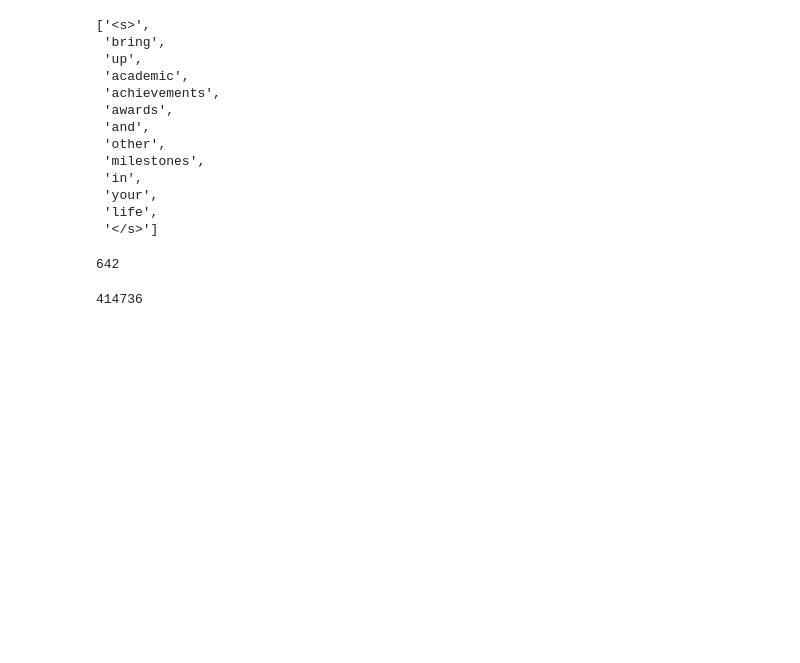
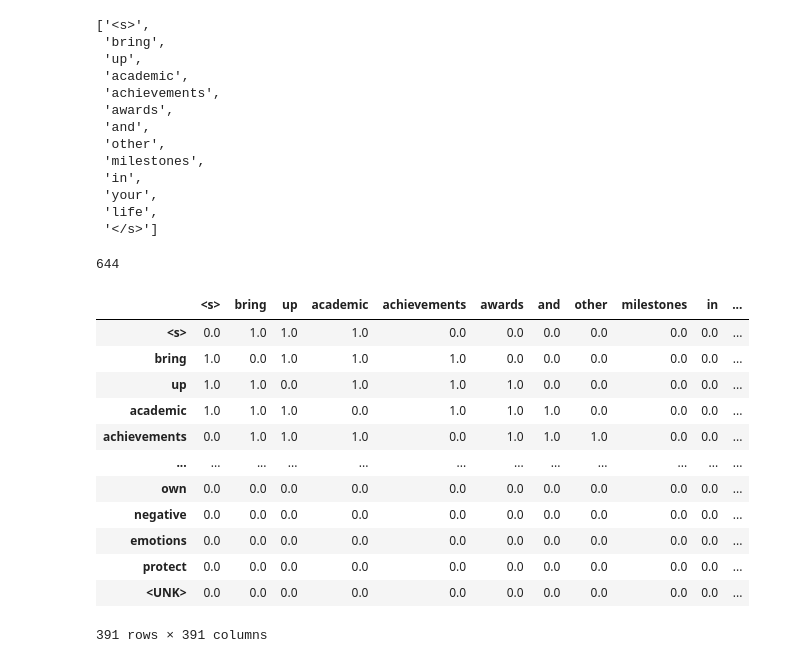
Before and after one commit to nicholasosaka/4111-natural-language-processing, a Jupyter notebook: Assignment6.ipynb, the cells around one changed output. Cells and saved outputs as stored; diff of their text form; code cells hidden in the pictures; blank space fills up the shorter version.

```diff
--- a/Assignment6.ipynb
+++ b/Assignment6.ipynb
@@ -27,7 +27,7 @@ en_df_raw.head()
 en_df['SENTENCES'] = en_df_raw['TEXT'].apply(lambda sent: sent.strip().lower())
 it_df['SENTENCES'] = it_df_raw['TEXT'].apply(lambda sent: sent.strip().lower())
 # %%
-tokenizer = nltk.RegexpTokenizer(r"\w+")
+tokenizer = nltk.RegexpTokenizer(r"[A-Za-zÀ-ÖØ-öø-ÿ']+") # because I want to keep apostrophes and accented characters
 en_df['WORDS'] = en_df['SENTENCES'].apply(tokenizer.tokenize)
 it_df['WORDS'] = it_df['SENTENCES'].apply(tokenizer.tokenize)
 # %%
@@ -61,42 +61,4 @@ def ppmi(word1, word2, sentence, W_size=3):
 en_vocab = nltk.lm.Vocabulary([word for sentence in en_df['WORDS'] for word in sentence])
 len(en_vocab)
 # %% [output]
-642
+644
-# %%
-class PPMI:
-    def __init__(self, sentences):
-        self.window_size = 3
-
-        self.vocab = nltk.lm.Vocabulary([word for sentence in sentences for word in sentence])
-        self.sentences = sentences
-        self.matrix = pd.DataFrame(columns=self.vocab, index=self.vocab)
-
-    def compute(self):
-        count = 0
-
-        for index_word in self.matrix.index:
-            for column_word in self.matrix.index:
-                count += 1
-
-        return count
-
-    def cooccurance(self, word1, word2):
-        """Counts the number of co-occurances in a sentence within the window size
-
-        word1 - first word
-        word2 - second word
-        sentence - sentence to use
-        W_size - window size on each side, such that co-occurances will be found within the window size
-        """
-        count = 0
-        for sentence in self.sentences:
-            for index in range(0, len(sentence)):
-                if sentence[index] == word1:
-
-                    left_slice_index = max(0, index-self.window_size)
-                    right_slice_index = index+self.window_size+1
-
-                    for inner_index, inner_word in enumerate(sentence[left_slice_index : right_slice_index]):
-                        if inner_word == word2: count += 1
-
-        return count
@@ -103,6 +135,19 @@ class PPMI:
 # %%
-a = PPMI(en_df['TOKENS'])
+en_ppmi = PPMI(en_df['TOKENS'][:50])
+en_ppmi.compute()
-# %%
-a.compute()
-# %% [output]
-414736
+# %%
+en_ppmi.comatrix
+# %% [output]
+|  | <s> | bring | up | academic | achievements | awards | and | other | milestones | in | ... |
+| <s> | 0.0 | 1.0 | 1.0 | 1.0 | 0.0 | 0.0 | 0.0 | 0.0 | 0.0 | 0.0 | ... |
+| bring | 1.0 | 0.0 | 1.0 | 1.0 | 1.0 | 0.0 | 0.0 | 0.0 | 0.0 | 0.0 | ... |
+| up | 1.0 | 1.0 | 0.0 | 1.0 | 1.0 | 1.0 | 0.0 | 0.0 | 0.0 | 0.0 | ... |
+| academic | 1.0 | 1.0 | 1.0 | 0.0 | 1.0 | 1.0 | 1.0 | 0.0 | 0.0 | 0.0 | ... |
+| achievements | 0.0 | 1.0 | 1.0 | 1.0 | 0.0 | 1.0 | 1.0 | 1.0 | 0.0 | 0.0 | ... |
+| ... | ... | ... | ... | ... | ... | ... | ... | ... | ... | ... | ... |
+| own | 0.0 | 0.0 | 0.0 | 0.0 | 0.0 | 0.0 | 0.0 | 0.0 | 0.0 | 0.0 | ... |
+| negative | 0.0 | 0.0 | 0.0 | 0.0 | 0.0 | 0.0 | 0.0 | 0.0 | 0.0 | 0.0 | ... |
+| emotions | 0.0 | 0.0 | 0.0 | 0.0 | 0.0 | 0.0 | 0.0 | 0.0 | 0.0 | 0.0 | ... |
+| protect | 0.0 | 0.0 | 0.0 | 0.0 | 0.0 | 0.0 | 0.0 | 0.0 | 0.0 | 0.0 | ... |
+| <UNK> | 0.0 | 0.0 | 0.0 | 0.0 | 0.0 | 0.0 | 0.0 | 0.0 | 0.0 | 0.0 | ... |
+391 rows × 391 columns
```
Also changed, not shown: parts of 13 cells of this notebook.
